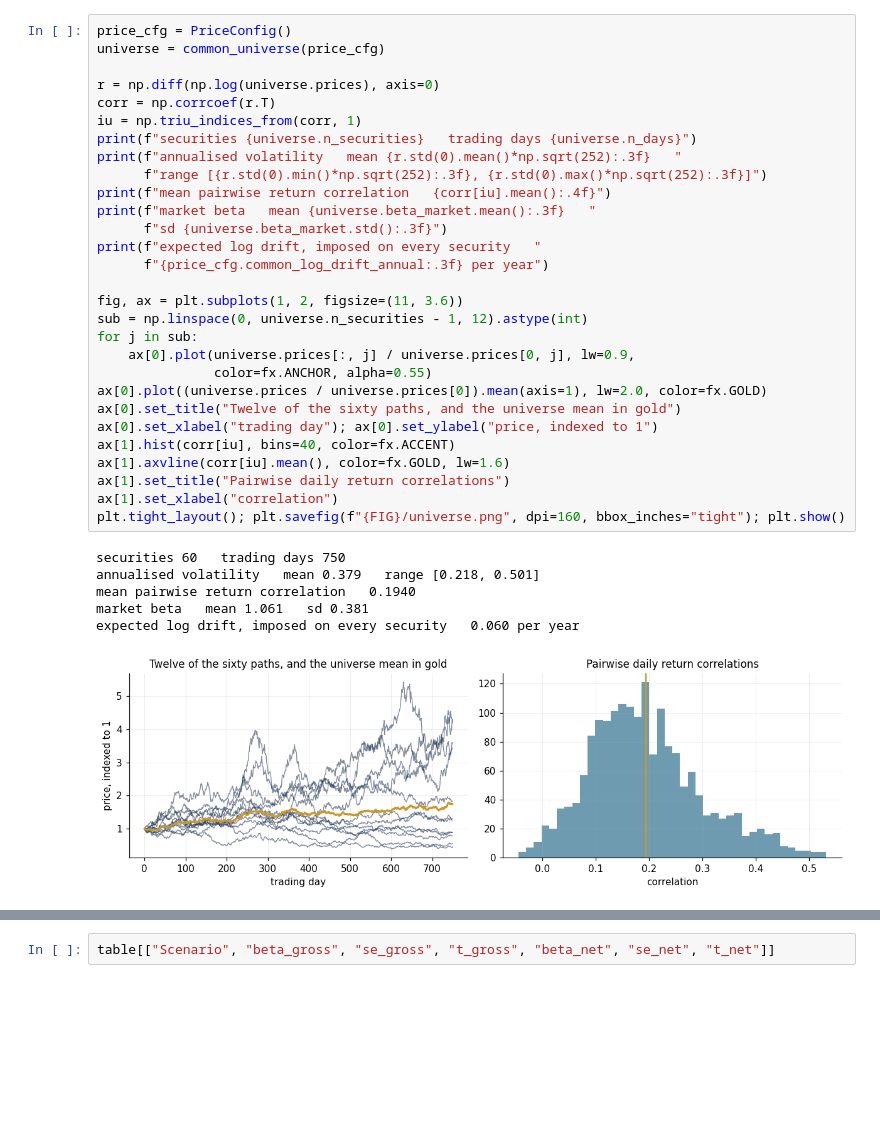
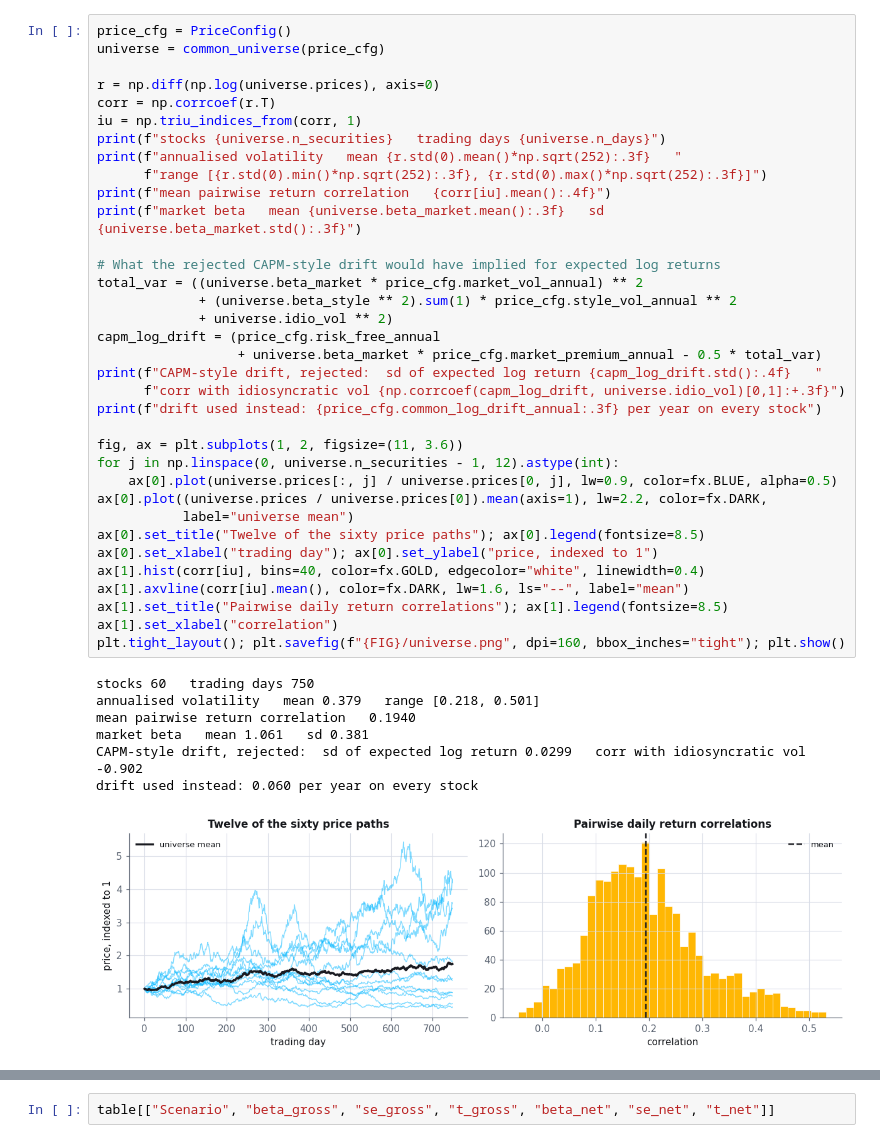
Before and after one commit to Urielledezma/Behavioural-Finance-Studies, a Jupyter notebook: studies/p01-disposition-overconfidence/P01_behavioral_finance.ipynb, the cells around one changed output, grey strips where cells are left out. Cells and saved outputs as stored; diff of their text form; blank space fills up the shorter version.

```diff
--- a/studies/p01-disposition-overconfidence/P01_behavioral_finance.ipynb
+++ b/studies/p01-disposition-overconfidence/P01_behavioral_finance.ipynb
@@ -150,39 +160,46 @@ the claim empirically anyway.
 # %%
 price_cfg = PriceConfig()
 universe = common_universe(price_cfg)
 
 r = np.diff(np.log(universe.prices), axis=0)
 corr = np.corrcoef(r.T)
 iu = np.triu_indices_from(corr, 1)
-print(f"securities {universe.n_securities}   trading days {universe.n_days}")
+print(f"stocks {universe.n_securities}   trading days {universe.n_days}")
 print(f"annualised volatility   mean {r.std(0).mean()*np.sqrt(252):.3f}   "
       f"range [{r.std(0).min()*np.sqrt(252):.3f}, {r.std(0).max()*np.sqrt(252):.3f}]")
 print(f"mean pairwise return correlation   {corr[iu].mean():.4f}")
-print(f"market beta   mean {universe.beta_market.mean():.3f}   "
-      f"sd {universe.beta_market.std():.3f}")
-print(f"expected log drift, imposed on every security   "
-      f"{price_cfg.common_log_drift_annual:.3f} per year")
+print(f"market beta   mean {universe.beta_market.mean():.3f}   sd {universe.beta_market.std():.3f}")
+
+# What the rejected CAPM-style drift would have implied for expected log returns
+total_var = ((universe.beta_market * price_cfg.market_vol_annual) ** 2
+             + (universe.beta_style ** 2).sum(1) * price_cfg.style_vol_annual ** 2
+             + universe.idio_vol ** 2)
+capm_log_drift = (price_cfg.risk_free_annual
+                  + universe.beta_market * price_cfg.market_premium_annual - 0.5 * total_var)
+print(f"CAPM-style drift, rejected:  sd of expected log return {capm_log_drift.std():.4f}   "
+      f"corr with idiosyncratic vol {np.corrcoef(capm_log_drift, universe.idio_vol)[0,1]:+.3f}")
+print(f"drift used instead: {price_cfg.common_log_drift_annual:.3f} per year on every stock")
 
 fig, ax = plt.subplots(1, 2, figsize=(11, 3.6))
-sub = np.linspace(0, universe.n_securities - 1, 12).astype(int)
-for j in sub:
-    ax[0].plot(universe.prices[:, j] / universe.prices[0, j], lw=0.9,
-               color=fx.ANCHOR, alpha=0.55)
-ax[0].plot((universe.prices / universe.prices[0]).mean(axis=1), lw=2.0, color=fx.GOLD)
-ax[0].set_title("Twelve of the sixty paths, and the universe mean in gold")
+for j in np.linspace(0, universe.n_securities - 1, 12).astype(int):
+    ax[0].plot(universe.prices[:, j] / universe.prices[0, j], lw=0.9, color=fx.BLUE, alpha=0.5)
+ax[0].plot((universe.prices / universe.prices[0]).mean(axis=1), lw=2.2, color=fx.DARK,
+           label="universe mean")
+ax[0].set_title("Twelve of the sixty price paths"); ax[0].legend(fontsize=8.5)
 ax[0].set_xlabel("trading day"); ax[0].set_ylabel("price, indexed to 1")
-ax[1].hist(corr[iu], bins=40, color=fx.ACCENT)
-ax[1].axvline(corr[iu].mean(), color=fx.GOLD, lw=1.6)
-ax[1].set_title("Pairwise daily return correlations")
+ax[1].hist(corr[iu], bins=40, color=fx.GOLD, edgecolor="white", linewidth=0.4)
+ax[1].axvline(corr[iu].mean(), color=fx.DARK, lw=1.6, ls="--", label="mean")
+ax[1].set_title("Pairwise daily return correlations"); ax[1].legend(fontsize=8.5)
 ax[1].set_xlabel("correlation")
 plt.tight_layout(); plt.savefig(f"{FIG}/universe.png", dpi=160, bbox_inches="tight"); plt.show()
 # %% [output]
-securities 60   trading days 750
+stocks 60   trading days 750
 annualised volatility   mean 0.379   range [0.218, 0.501]
 mean pairwise return correlation   0.1940
 market beta   mean 1.061   sd 0.381
-expected log drift, imposed on every security   0.060 per year
+CAPM-style drift, rejected:  sd of expected log return 0.0299   corr with idiosyncratic vol -0.902
+drift used instead: 0.060 per year on every stock
-[figure, old version]
+[figure, new version]
 # %% [markdown]
 <a id="s22"></a>
 
```
Also changed, not shown: parts of 50 cells of this notebook, 11 other files.
